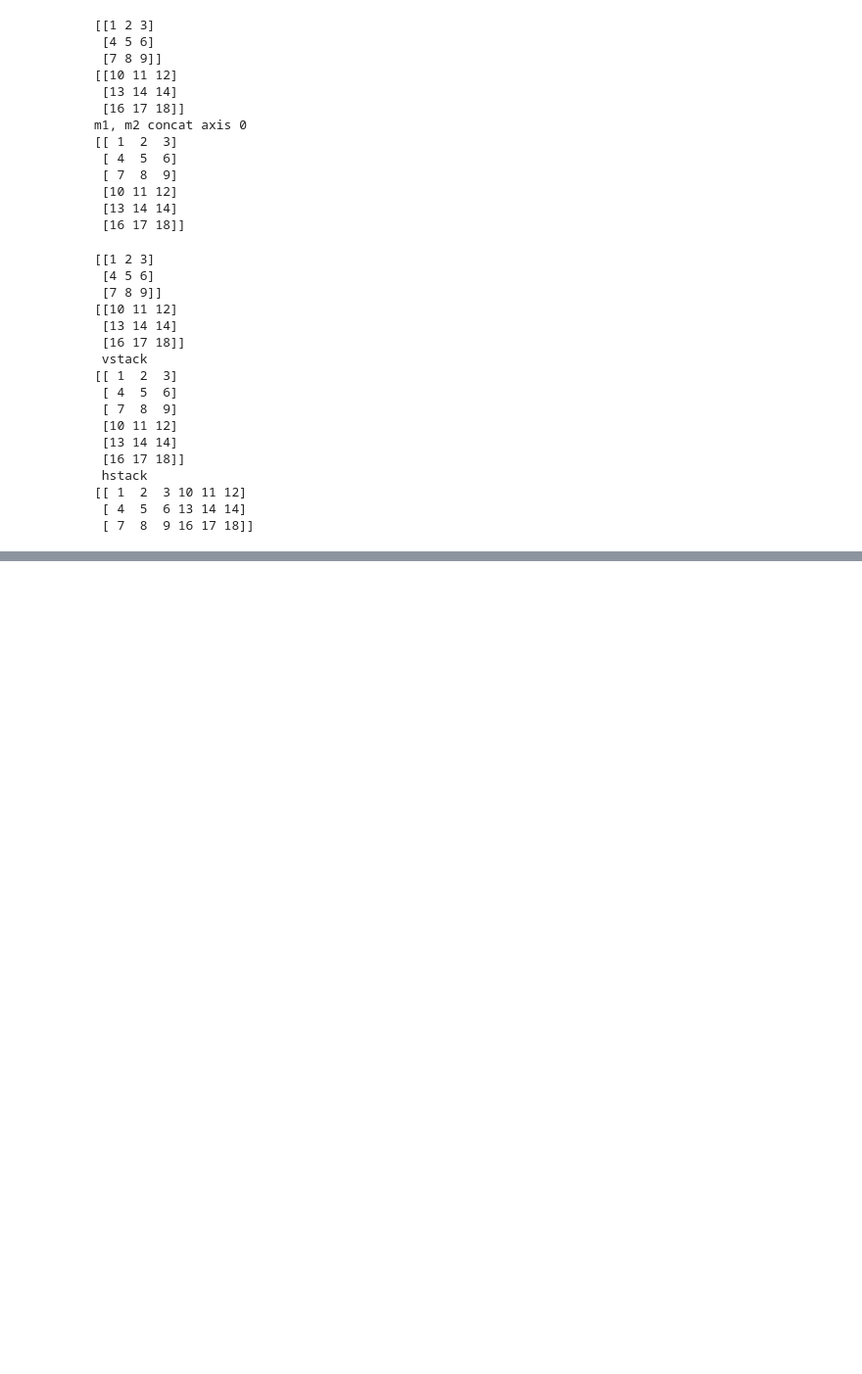
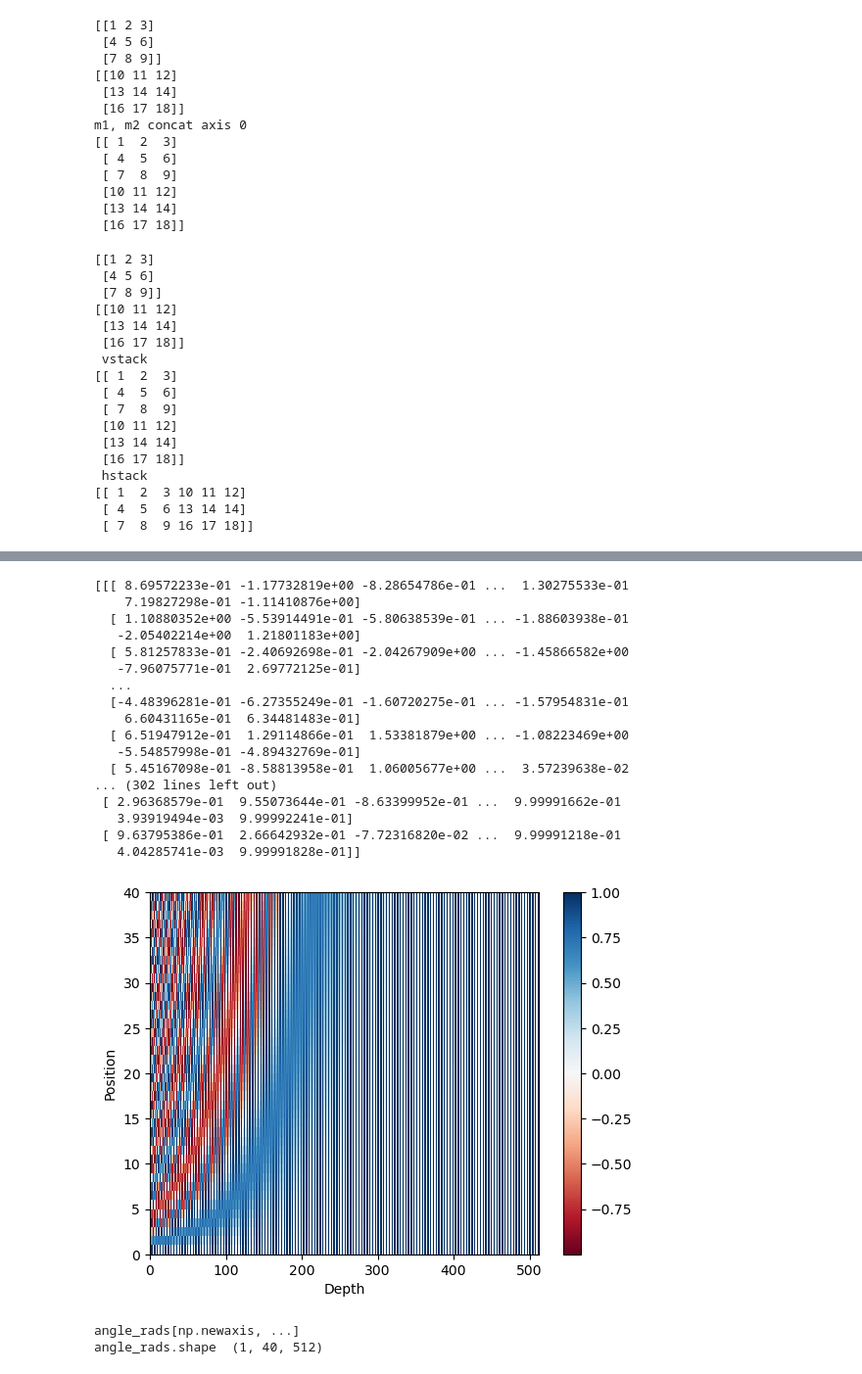
Before and after one commit to PhiBoy788/numpy_practice, a Jupyter notebook: Untitled.ipynb, the cells around one changed output, grey strips where cells are left out. Shown at 98% size. Drawn from its saved outputs; the diff is of its cells as text; code cells hidden in the pictures; blank space fills up the shorter version.

```diff
--- a/Untitled.ipynb
+++ b/Untitled.ipynb
@@ -367,0 +630,67 @@ print(m1_m2_concat2)
+# %%
+batch = np.random.normal(0, 1, (64, 40, 512))
+print(batch)
+
+i = np.arange(512)[np.newaxis, :]
+
+print("i")
+print(i)
+
+pos = np.arange(40)[:, np.newaxis]
+print("pos")
+print(pos)
+
+angle_rates = 1 / np.power(10000, (2 * (i // 2)) / 512.0)
+
+print(" angle_rates = 1 / np.power(10000, (2 * (i // 2)) 512)")
+print(angle_rates)
+
+angle_rads = pos * angle_rates
+
+print("angle_rads = pos * angle_rates")
+print(angle_rads)
+
+print("i.shape ", i.shape)
+print("pos.shape ", pos.shape)
+print("batch.shape ", batch.shape)
+print("angle_rates.shape ", angle_rates.shape)
+print("angle_rads.shape ", angle_rads.shape)
+
+angle_rads[:, 0::2] = np.sin(angle_rads[:, 0::2])
+angle_rads[:, 1::2] = np.cos(angle_rads[:, 1::2])
+
+print("sin and cos to angle_rads ")
+print(angle_rads)
+
+plt.pcolormesh(angle_rads, cmap = "RdBu")
+plt.xlabel('Depth')
+plt.xlim((0, 512))
+plt.ylabel('Position')
+plt.colorbar()
+plt.show()
+
+
+angle_rads = angle_rads[np.newaxis, ...]
+print("angle_rads[np.newaxis, ...]")
+print("angle_rads.shape ", angle_rads.shape)
+# %% [output]
+[[[ 8.69572233e-01 -1.17732819e+00 -8.28654786e-01 ...  1.30275533e-01
+    7.19827298e-01 -1.11410876e+00]
+  [ 1.10880352e+00 -5.53914491e-01 -5.80638539e-01 ... -1.88603938e-01
+   -2.05402214e+00  1.21801183e+00]
+  [ 5.81257833e-01 -2.40692698e-01 -2.04267909e+00 ... -1.45866582e+00
+   -7.96075771e-01  2.69772125e-01]
+  ...
+  [-4.48396281e-01 -6.27355249e-01 -1.60720275e-01 ... -1.57954831e-01
+    6.60431165e-01  6.34481483e-01]
+  [ 6.51947912e-01  1.29114866e-01  1.53381879e+00 ... -1.08223469e+00
+   -5.54857998e-01 -4.89432769e-01]
+  [ 5.45167098e-01 -8.58813958e-01  1.06005677e+00 ...  3.57239638e-02
+... (302 lines left out)
+ [ 2.96368579e-01  9.55073644e-01 -8.63399952e-01 ...  9.99991662e-01
+   3.93919494e-03  9.99992241e-01]
+ [ 9.63795386e-01  2.66642932e-01 -7.72316820e-02 ...  9.99991218e-01
+   4.04285741e-03  9.99991828e-01]]
+[figure, added]
+angle_rads[np.newaxis, ...]
+angle_rads.shape  (1, 40, 512)
```
Also changed, not shown: parts of 12 cells of this notebook.
